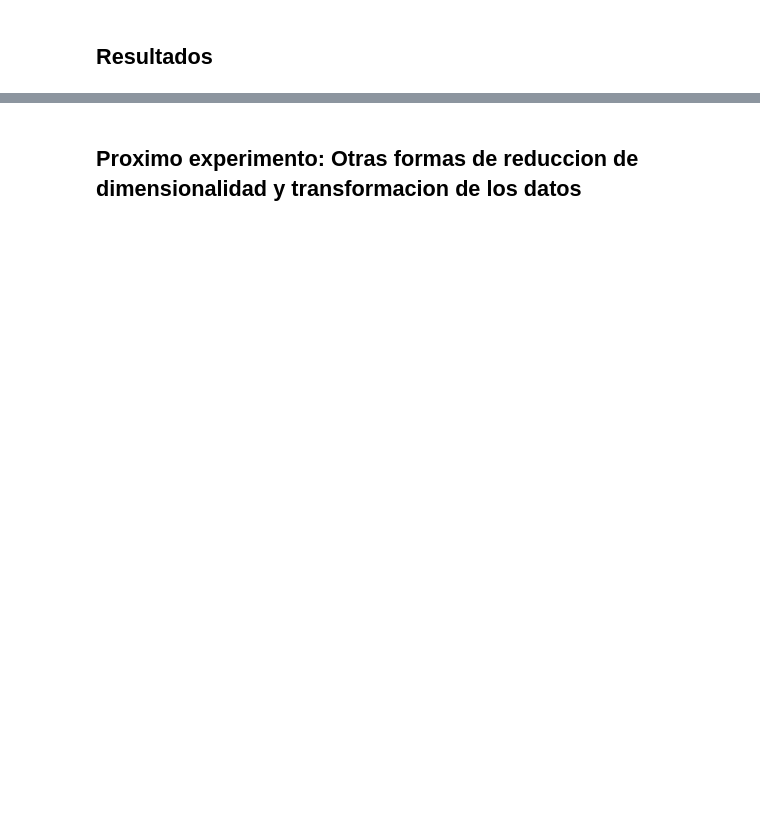
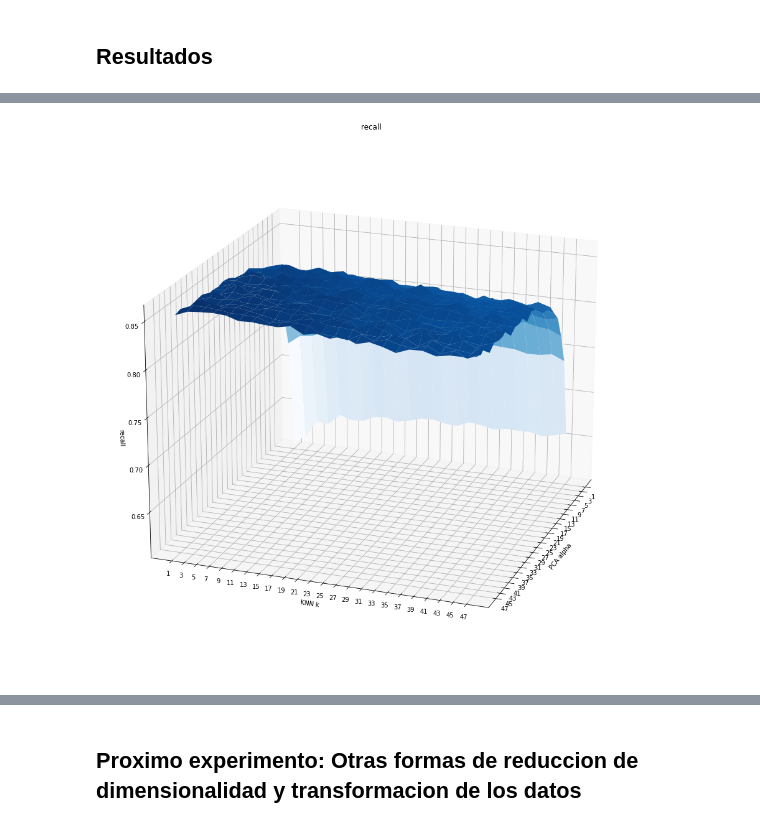
Before and after one commit to mszsorondo/metnum-TP4, a Jupyter notebook: experimentacion_mejor_k_alpha.ipynb, the cells around one changed output, grey strips where cells are left out. Saved outputs shown, nothing was run; the diff lists cells and outputs as text; code cells hidden in the pictures; blank space fills up the shorter version.

```diff
--- a/experimentacion_mejor_k_alpha.ipynb
+++ b/experimentacion_mejor_k_alpha.ipynb
@@ -17,0 +71,21 @@ acc
+# %%
+Zrec = rec.iloc[x,y]
+
+fig = plt.figure(figsize=(16,16))
+ax = fig.add_subplot(111, projection='3d')
+ax.set_xlabel("PCA alpha")
+ax.set_ylabel("KNN k")
+ax.set_zlabel("recall")
+ax.set_title(" recall ")
+
+
+# Plot a 3D surface
+mycmap = plt.get_cmap('Blues')
+
+ax.plot_surface(X,Y,Zrec, cmap = mycmap)
+ax.view_init(20, 20)
+plt.xticks(x,xticks)
+plt.yticks(x,xticks)
+plt.show()
+# %% [output]
+[figure, added]
```
Also changed, not shown: parts of 16 cells of this notebook, 9 other files.
